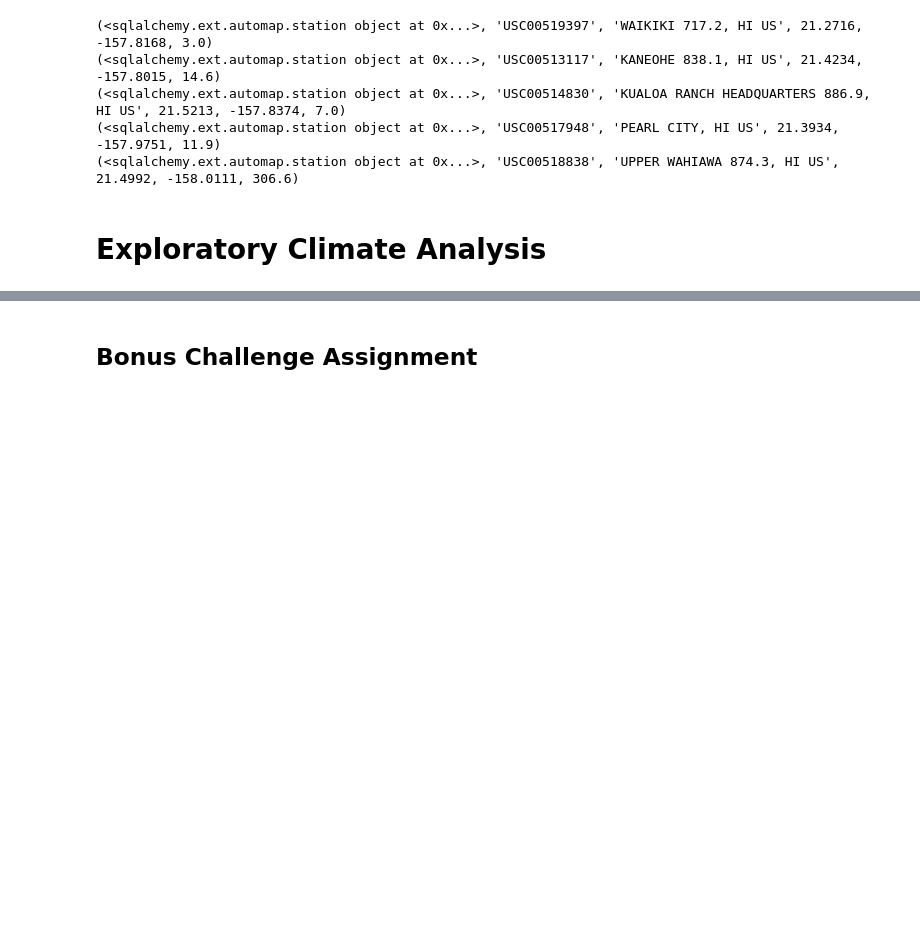
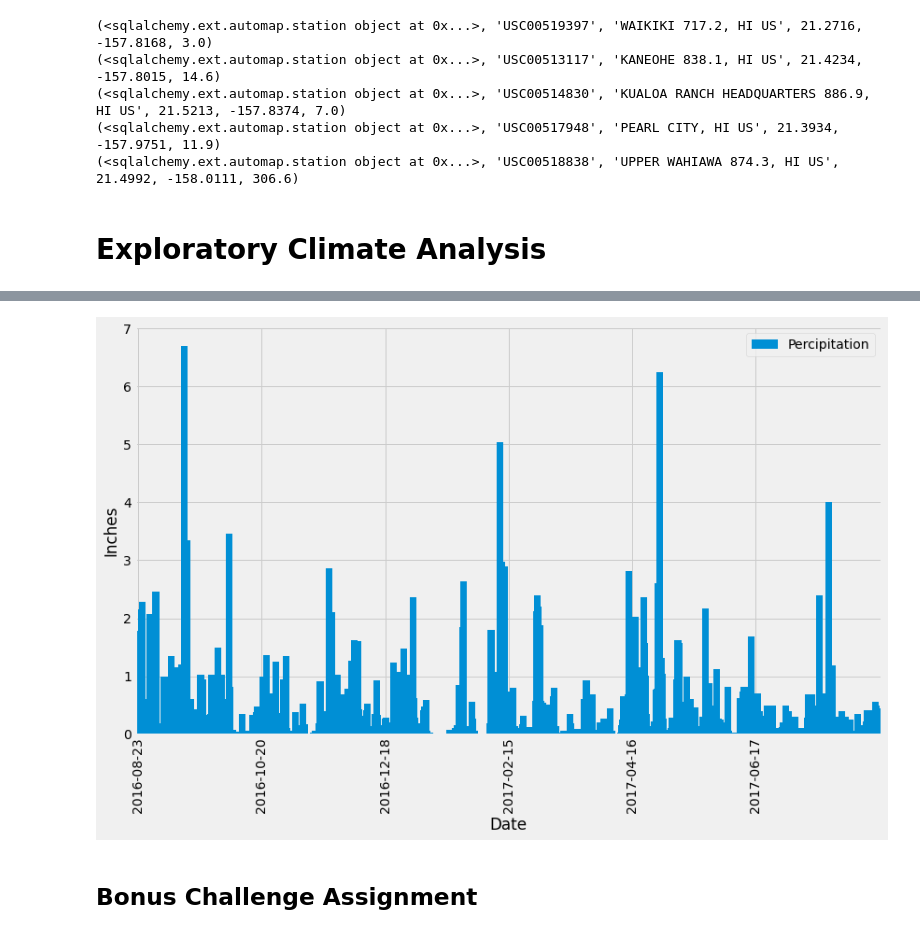
Before and after one commit to m-rivera1/sqlalchemy-challenge, a Jupyter notebook: climate_starter.ipynb, the cells around one changed output, grey strips where cells are left out. Cells and saved outputs as stored; diff of their text form; code cells hidden in the pictures; blank space fills up the shorter version.

Commit message:
first plot complete

```diff
--- a/climate_starter.ipynb
+++ b/climate_starter.ipynb
@@ -81,0 +106,4 @@ for row in session.query(Station, Station.station, Station.name, Station.latitud
+# %%
+percipitation_data = session.query(Measurement.date, Measurement.prcp).\
+filter(Measurement.date >= twelve_months_back).order_by(Measurement.date).all()
+percipitation_data
@@ -81,0 +128,10 @@ for row in session.query(Station, Station.station, Station.name, Station.latitud
+# %%
+#add data to a dataframe
+percipitation_data_df = pd.DataFrame(percipitation_data, columns=['Date', 'Percipitation'])
+
+#sort dataframe by date column
+percipitation_data_df = percipitation_data_df.sort_values(by='Date')
+
+#set index as the data column
+percipitation_data_df.set_index('Date', inplace=True)
+percipitation_data_df
@@ -81,0 +153,11 @@ for row in session.query(Station, Station.station, Station.name, Station.latitud
+# %%
+#plotting results
+
+percipitation_data_df.plot(kind='bar', figsize=(12,8), width=20)
+plt.locator_params(axis='x', nbins=6)
+plt.ylabel('Inches')
+plt.xticks(rotation ='vertical')
+plt.tight_layout()
+plt.show()
+# %% [output]
+[figure, added]
```
Also changed, not shown: parts of 9 cells of this notebook.
